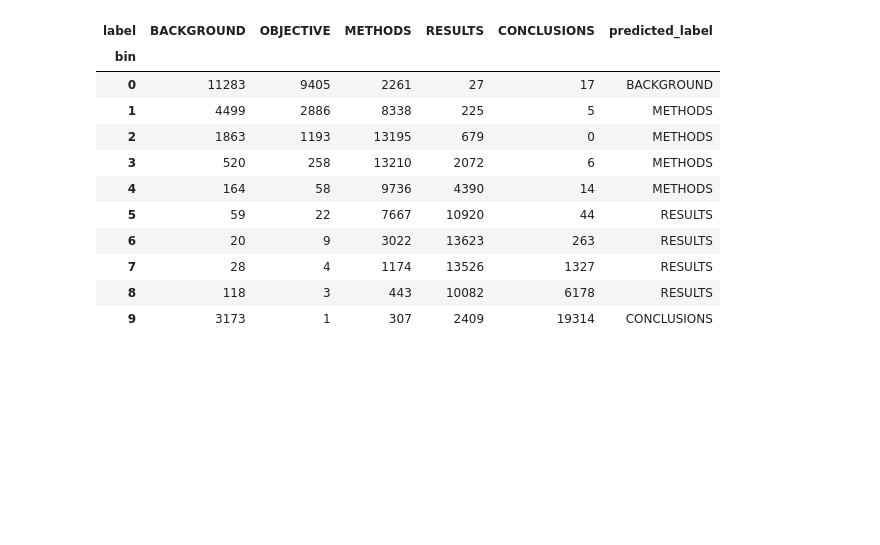
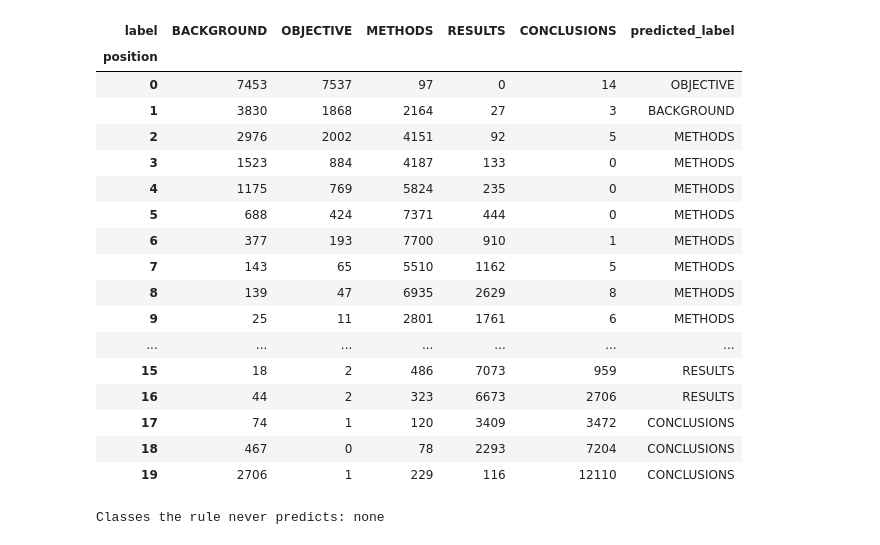
Before and after one commit to gabrielcabanilla1/EXSU-500-Clinical-NLP-large-language-models-rct, a Jupyter notebook: notebooks/03a_position_baseline.ipynb, the cells around one changed output. Drawn from its saved outputs; the diff is of its cells as text; code cells hidden in the pictures; blank space fills up the shorter version.

```diff
--- a/notebooks/03a_position_baseline.ipynb
+++ b/notebooks/03a_position_baseline.ipynb
@@ -34,12 +21,13 @@ Run: position_baseline | position bins: 10
 # %%
 import os
+import json
 import time
 import numpy as np
 import pandas as pd
 from google.colab import drive
 
 drive.mount('/content/drive')
-for folder in [os.path.dirname(MODEL_PATH), os.path.dirname(PREDICTIONS_PATH), RESULTS_DIR]:
+for folder in (MODELS_DIR, PREDICTIONS_DIR, RESULTS_DIR):
     os.makedirs(folder, exist_ok=True)
 
 def load_split(split):
@@ -47,7 +35,10 @@ def load_split(split):
                        dtype={'abstract_id': str}, keep_default_na=False)
 
 train, dev = load_split('train'), load_split('dev')
-assert len(train) == 180040 and len(dev) == 30212, 'Unexpected size: re-run 02_data_preparation'
+for name, df in (('train', train), ('dev', dev)):
+    assert len(df) == EXPECTED_SIZES[name], f'Unexpected {name} size: re-run 02_data_preparation'
+    assert set(df.label) <= set(CLASSES), f'Unknown labels in {name}'
 assert not set(train.abstract_id) & set(dev.abstract_id), 'Leakage: abstract in train and dev'
-print(f'Train: {len(train):,} sentences | Dev: {len(dev):,} sentences')
+print(f'Train: {train.abstract_id.nunique():,} abstracts / {len(train):,} sentences | '
+      f'Dev: {dev.abstract_id.nunique():,} abstracts / {len(dev):,} sentences')
 # %% [output]
@@ -58,23 +126,33 @@ Train: 180,040 sentences | Dev: 30,212 sentences
 # %%
-def position_bin(df):
-    """0 = first sentence of the abstract, N_POSITION_BINS - 1 = last sentence."""
-    return np.minimum((df.position * N_POSITION_BINS).astype(int), N_POSITION_BINS - 1)
+def position_bins(df, n_bins):
+    return np.minimum((df.position * n_bins).astype(int), n_bins - 1)
 
-for df in (train, dev):
-    df['bin'] = position_bin(df)
-if N_POSITION_BINS == 10:   # must match the column made in 02_data_preparation
-    assert (train.bin == train.position_bin).all() and (dev.bin == dev.position_bin).all()
+def fit_position_table(n_bins):
+    counts = (pd.crosstab(position_bins(train, n_bins), train.label)
+                .reindex(index=range(n_bins), columns=CLASSES, fill_value=0))
+    smoothed = counts + SMOOTHING
+    return counts, smoothed.div(smoothed.sum(axis=1), axis=0)
 
+selection = []
+for n_bins in BIN_CANDIDATES:
+    _, table = fit_position_table(n_bins)
+    probs = table.loc[position_bins(dev, n_bins)].to_numpy()
+    selection.append({'n_bins': n_bins,
+                      'dev_macro_f1': f1_score(dev.label, np.array(CLASSES)[probs.argmax(axis=1)],
+                                               labels=CLASSES, average='macro', zero_division=0)})
+selection = pd.DataFrame(selection)
+display(selection.round(4))
+
+N_BINS = int(selection.loc[selection.dev_macro_f1.idxmax(), 'n_bins'])
 start = time.time()
-counts = (pd.crosstab(train.bin, train.label)
-            .reindex(index=range(N_POSITION_BINS), columns=CLASSES, fill_value=0))
-smoothed = counts + SMOOTHING
-probability_table = smoothed.div(smoothed.sum(axis=1), axis=0)   # P(label | position bin)
+counts, probability_table = fit_position_table(N_BINS)
 fit_seconds = time.time() - start
+dev_probs = probability_table.loc[position_bins(dev, N_BINS)].to_numpy()
 
-rule = probability_table.idxmax(axis=1)   # most frequent label in each bin
-probability_table.assign(predicted_label=rule).to_csv(MODEL_PATH)
-print(f'Fitted in {fit_seconds:.3f} s on CPU. Saved to {MODEL_PATH}\n')
+rule = probability_table.idxmax(axis=1)
+probability_table.assign(predicted_label=rule).to_csv(f'{MODELS_DIR}/{RUN_NAME}_table.csv')
+print(f'Chosen on the validation set: {N_BINS} bins | fitted in {fit_seconds:.3f} s')
 print('Training sentences per bin and label, with the label the rule predicts:')
 display(counts.assign(predicted_label=rule))
+print('Classes the rule never predicts:', [c for c in CLASSES if c not in set(rule)] or 'none')
 # %% [output]
@@ -83,13 +164,20 @@ Fitted in 0.056 s on CPU. Saved to /content/drive/MyDrive/exsu_project/models/po
 Training sentences per bin and label, with the label the rule predicts:
-| label | BACKGROUND | OBJECTIVE | METHODS | RESULTS | CONCLUSIONS | predicted_label |
-| bin |  |  |  |  |  |  |
-| 0 | 11283 | 9405 | 2261 | 27 | 17 | BACKGROUND |
-| 1 | 4499 | 2886 | 8338 | 225 | 5 | METHODS |
-| 2 | 1863 | 1193 | 13195 | 679 | 0 | METHODS |
-| 3 | 520 | 258 | 13210 | 2072 | 6 | METHODS |
-| 4 | 164 | 58 | 9736 | 4390 | 14 | METHODS |
-| 5 | 59 | 22 | 7667 | 10920 | 44 | RESULTS |
-| 6 | 20 | 9 | 3022 | 13623 | 263 | RESULTS |
-| 7 | 28 | 4 | 1174 | 13526 | 1327 | RESULTS |
-| 8 | 118 | 3 | 443 | 10082 | 6178 | RESULTS |
-| 9 | 3173 | 1 | 307 | 2409 | 19314 | CONCLUSIONS |
+| label | BACKGROUND | OBJECTIVE | METHODS | RESULTS | CONCLUSIONS | predicted_label |
+| position |  |  |  |  |  |  |
+| 0 | 7453 | 7537 | 97 | 0 | 14 | OBJECTIVE |
+| 1 | 3830 | 1868 | 2164 | 27 | 3 | BACKGROUND |
+| 2 | 2976 | 2002 | 4151 | 92 | 5 | METHODS |
+| 3 | 1523 | 884 | 4187 | 133 | 0 | METHODS |
+| 4 | 1175 | 769 | 5824 | 235 | 0 | METHODS |
+| 5 | 688 | 424 | 7371 | 444 | 0 | METHODS |
+| 6 | 377 | 193 | 7700 | 910 | 1 | METHODS |
+| 7 | 143 | 65 | 5510 | 1162 | 5 | METHODS |
+| 8 | 139 | 47 | 6935 | 2629 | 8 | METHODS |
+| 9 | 25 | 11 | 2801 | 1761 | 6 | METHODS |
+| ... | ... | ... | ... | ... | ... | ... |
+| 15 | 18 | 2 | 486 | 7073 | 959 | RESULTS |
+| 16 | 44 | 2 | 323 | 6673 | 2706 | RESULTS |
+| 17 | 74 | 1 | 120 | 3409 | 3472 | CONCLUSIONS |
+| 18 | 467 | 0 | 78 | 2293 | 7204 | CONCLUSIONS |
+| 19 | 2706 | 1 | 229 | 116 | 12110 | CONCLUSIONS |
+Classes the rule never predicts: none
```
Also changed, not shown: parts of 19 cells of this notebook.
